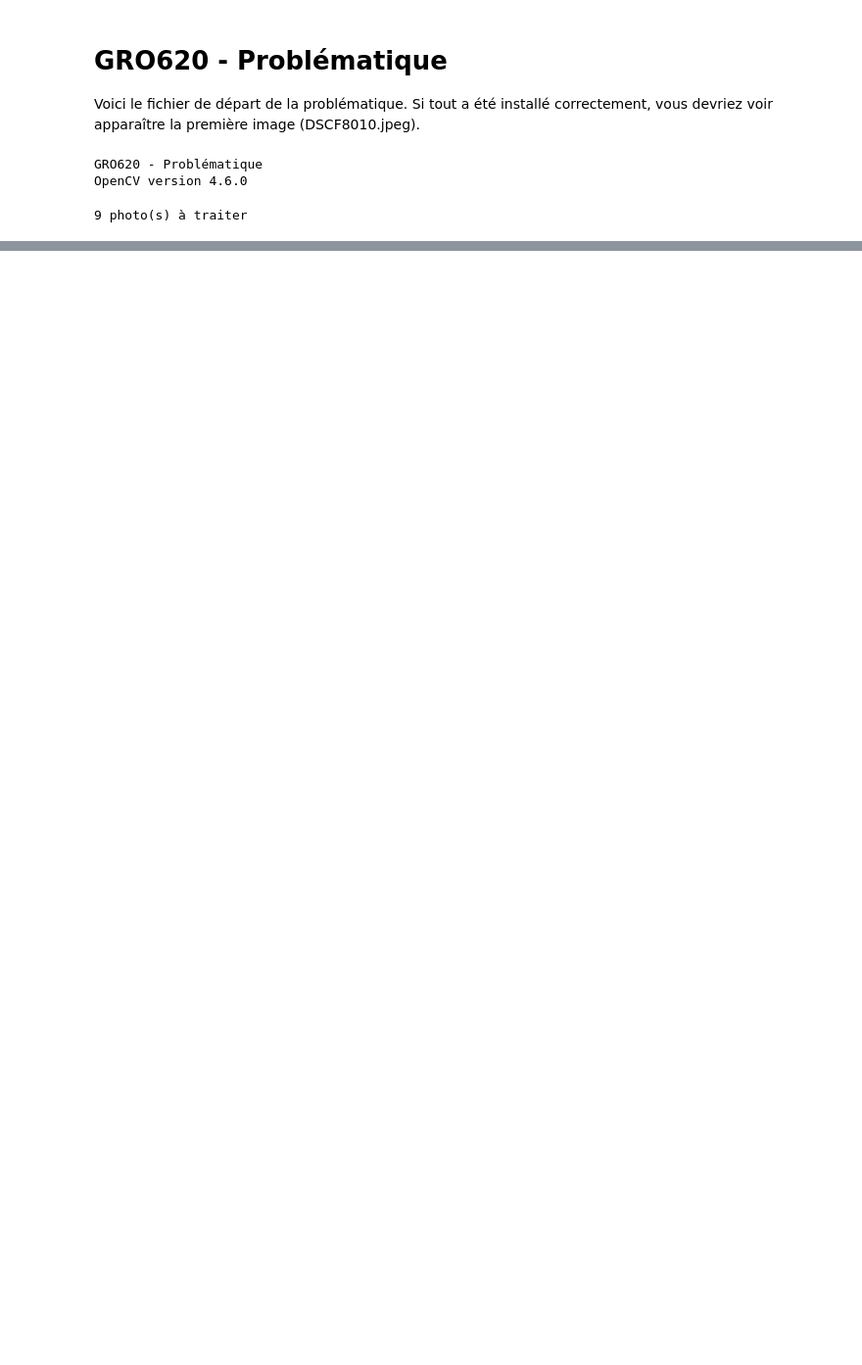
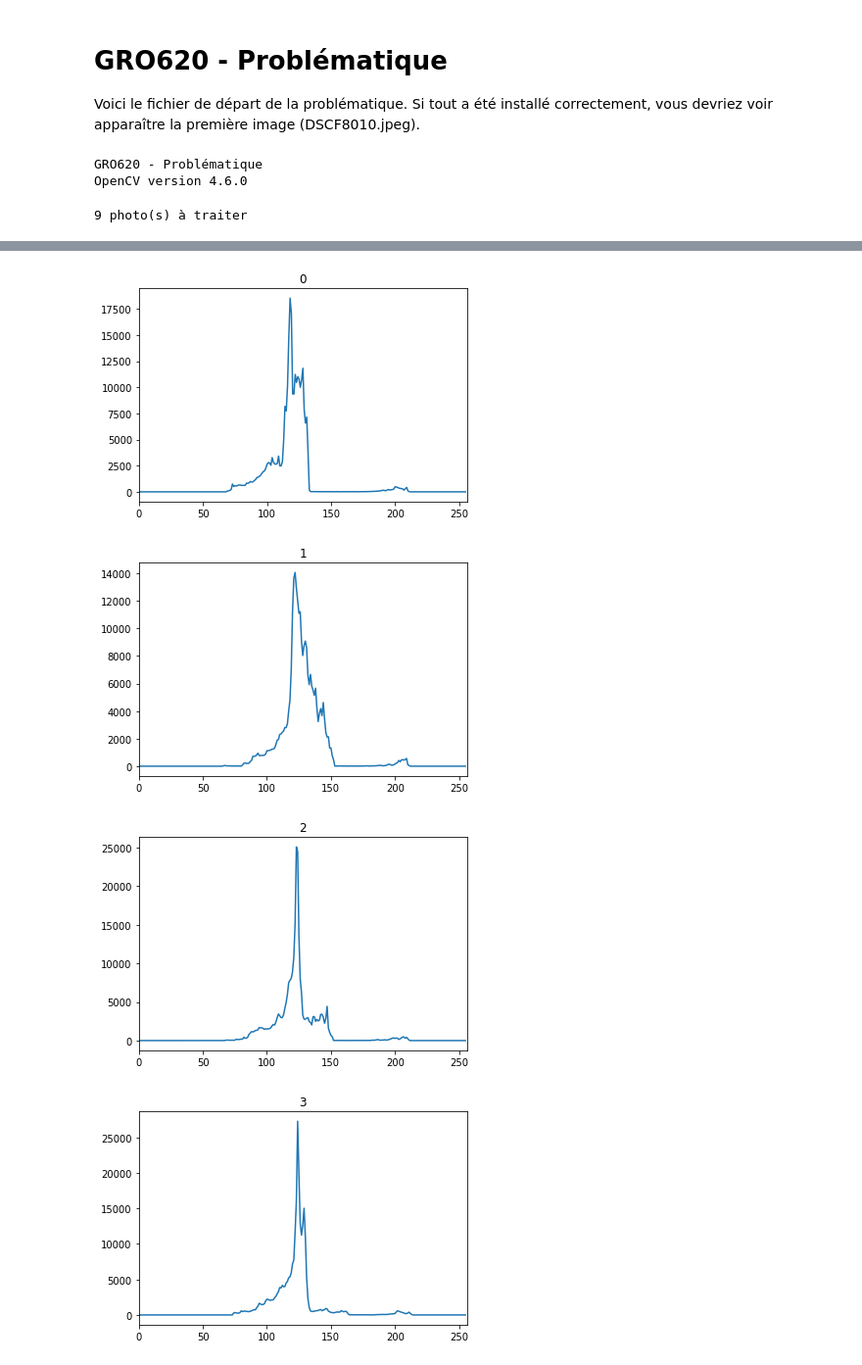
Before and after one commit to AnthonyBreton/GRO620-Vision, a Jupyter notebook: prob.ipynb, the cells around one changed output, grey strips where cells are left out. Shown at 98% size. Drawn from its saved outputs; the diff is of its cells as text; code cells hidden in the pictures; blank space fills up the shorter version.

```diff
--- a/prob.ipynb
+++ b/prob.ipynb
@@ -49,0 +102,17 @@ plt.imshow(images[0])
+# %%
+images_gray = []
+for index in range(image_amount):
+    images_gray.append(images_filtered[index].copy())
+
+    images_gray[index] = cv2.cvtColor(images_gray[index], cv2.COLOR_BGR2GRAY)
+    hist = cv2.calcHist([images_gray[index]], [0], None, [256], [0,256])
+
+    plt.figure()
+    plt.plot(hist)  # Permet de trouver le threshold à 170 en gris
+    plt.xlim([0,256])
+    plt.title(index)
+# %% [output]
+[figure, added]
+[figure, added]
+[figure, added]
+[figure, added]
```
Also changed, not shown: parts of 20 cells of this notebook, 3 other files.
